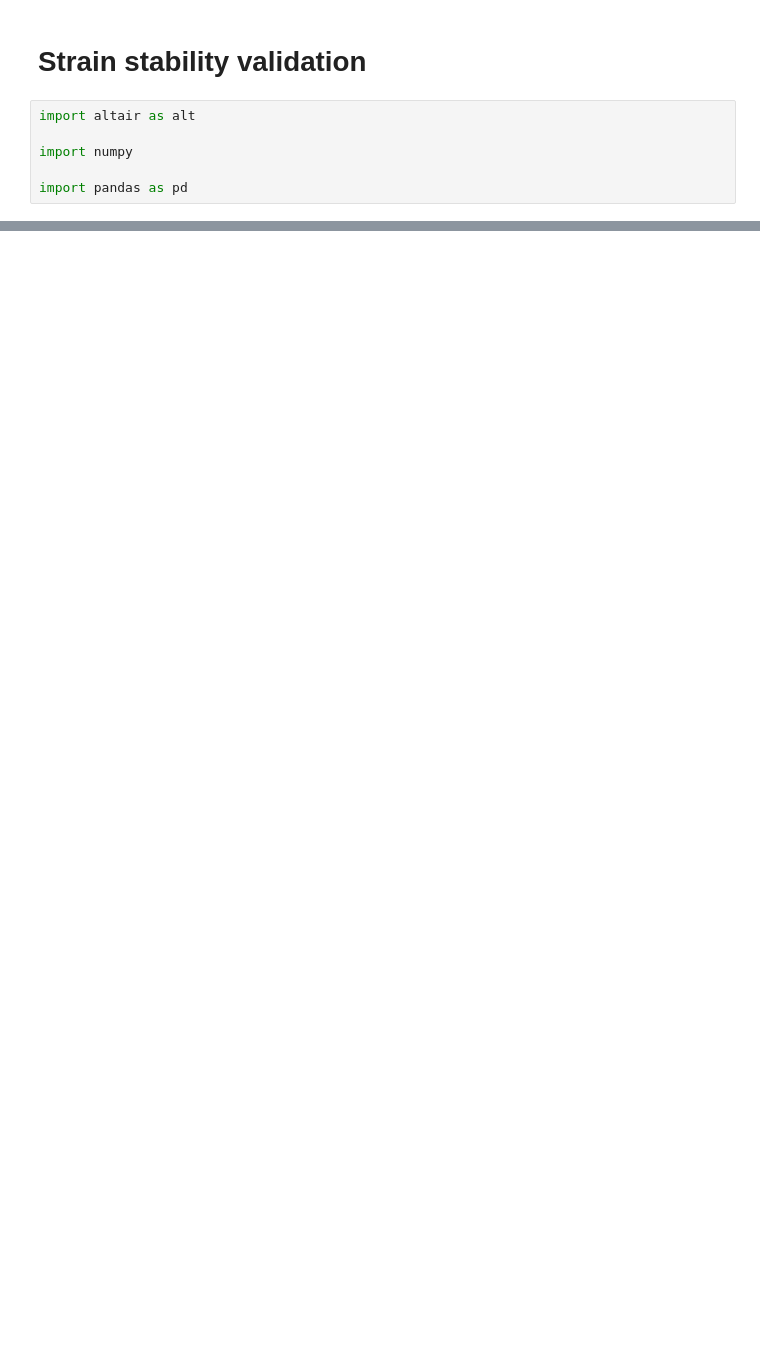
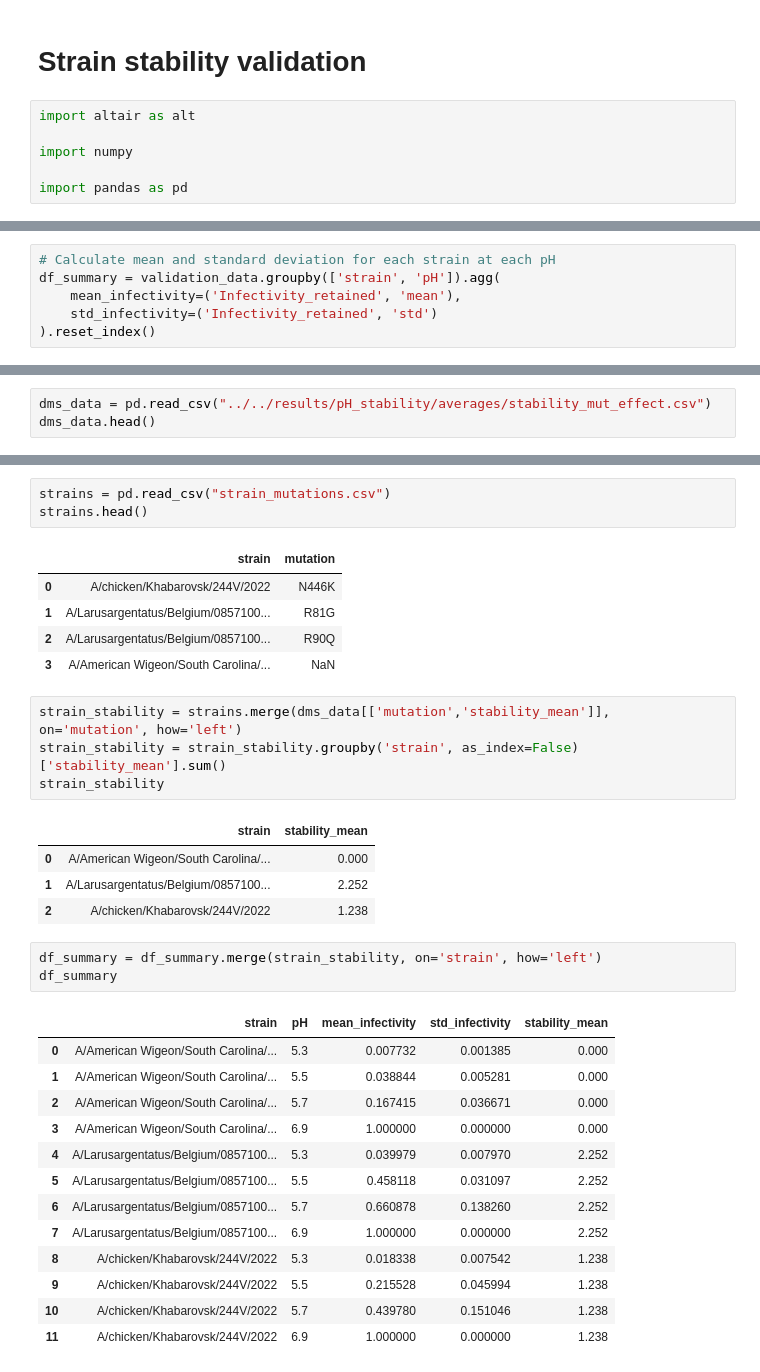
Before and after one commit to dms-vep/Flu_H5_American-Wigeon_South-Carolina_2021-H5N1_DMS, a Jupyter notebook: validation_assays/stability/Strain_pH_validation.ipynb, the cells around one changed output, grey strips where cells are left out. Drawn from its saved outputs; the diff is of its cells as text; blank space fills up the shorter version.

```diff
--- a/validation_assays/stability/Strain_pH_validation.ipynb
+++ b/validation_assays/stability/Strain_pH_validation.ipynb
@@ -20,3 +20,9 @@ validation_data.head()
+# %%
+# Calculate mean and standard deviation for each strain at each pH
+df_summary = validation_data.groupby(['strain', 'pH']).agg(
+    mean_infectivity=('Infectivity_retained', 'mean'),
+    std_infectivity=('Infectivity_retained', 'std')
+).reset_index()
 # %%
 color_palette = alt.Scale(
     domain=[
@@ -68,3 +74,6 @@ chart.display()
 chart.save("strain_pH_stability.html")
 # %% [output]
 [interactive output not drawn]
+# %%
+dms_data = pd.read_csv("../../results/pH_stability/averages/stability_mut_effect.csv")
+dms_data.head()
@@ -70,0 +96,35 @@ chart.save("strain_pH_stability.html")
+# %%
+strains = pd.read_csv("strain_mutations.csv")
+strains.head()
+# %% [output]
+|  | strain | mutation |
+| 0 | A/chicken/Khabarovsk/244V/2022 | N446K |
+| 1 | A/Larusargentatus/Belgium/0857100... | R81G |
+| 2 | A/Larusargentatus/Belgium/0857100... | R90Q |
+| 3 | A/American Wigeon/South Carolina/... | NaN |
+# %%
+strain_stability = strains.merge(dms_data[['mutation','stability_mean']], on='mutation', how='left')
+strain_stability = strain_stability.groupby('strain', as_index=False)['stability_mean'].sum()
+strain_stability
+# %% [output]
+|  | strain | stability_mean |
+| 0 | A/American Wigeon/South Carolina/... | 0.000 |
+| 1 | A/Larusargentatus/Belgium/0857100... | 2.252 |
+| 2 | A/chicken/Khabarovsk/244V/2022 | 1.238 |
+# %%
+df_summary = df_summary.merge(strain_stability, on='strain', how='left')
+df_summary
+# %% [output]
+|  | strain | pH | mean_infectivity | std_infectivity | stability_mean |
+| 0 | A/American Wigeon/South Carolina/... | 5.3 | 0.007732 | 0.001385 | 0.000 |
+| 1 | A/American Wigeon/South Carolina/... | 5.5 | 0.038844 | 0.005281 | 0.000 |
+| 2 | A/American Wigeon/South Carolina/... | 5.7 | 0.167415 | 0.036671 | 0.000 |
+| 3 | A/American Wigeon/South Carolina/... | 6.9 | 1.000000 | 0.000000 | 0.000 |
+| 4 | A/Larusargentatus/Belgium/0857100... | 5.3 | 0.039979 | 0.007970 | 2.252 |
+| 5 | A/Larusargentatus/Belgium/0857100... | 5.5 | 0.458118 | 0.031097 | 2.252 |
+| 6 | A/Larusargentatus/Belgium/0857100... | 5.7 | 0.660878 | 0.138260 | 2.252 |
+| 7 | A/Larusargentatus/Belgium/0857100... | 6.9 | 1.000000 | 0.000000 | 2.252 |
+| 8 | A/chicken/Khabarovsk/244V/2022 | 5.3 | 0.018338 | 0.007542 | 1.238 |
+| 9 | A/chicken/Khabarovsk/244V/2022 | 5.5 | 0.215528 | 0.045994 | 1.238 |
+| 10 | A/chicken/Khabarovsk/244V/2022 | 5.7 | 0.439780 | 0.151046 | 1.238 |
+| 11 | A/chicken/Khabarovsk/244V/2022 | 6.9 | 1.000000 | 0.000000 | 1.238 |
```
Also changed, not shown: parts of 7 cells of this notebook, 6 other files.
